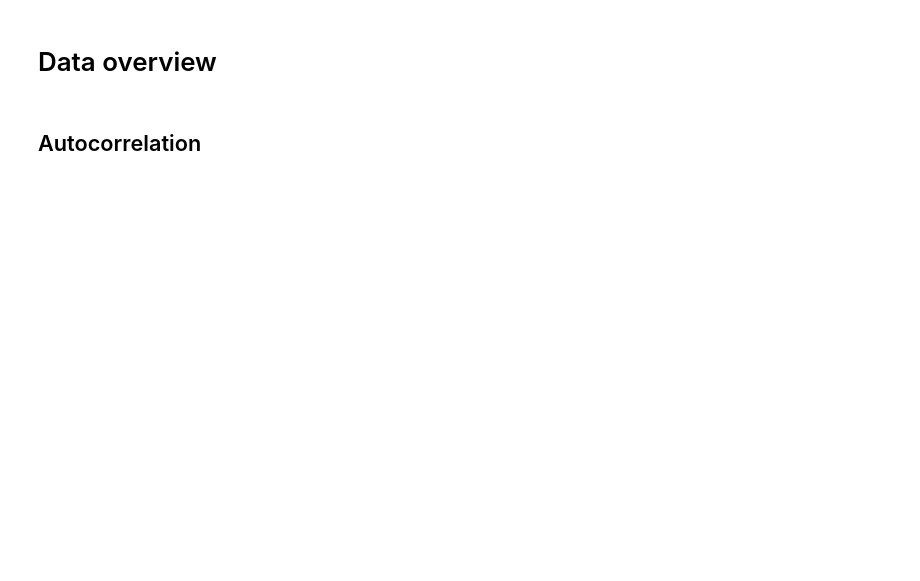
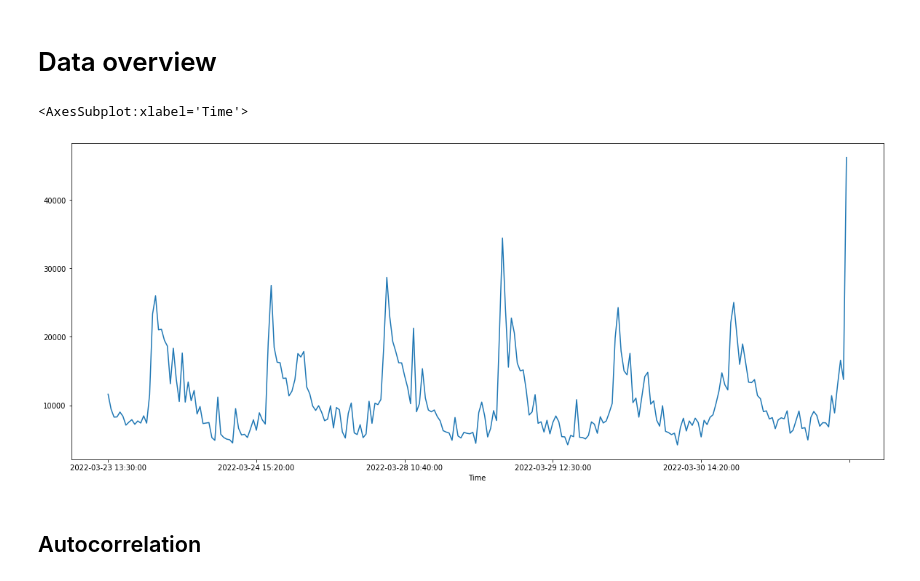
Before and after one commit to OlegTestov/VolumePrediction, a Jupyter notebook: notebooks/NQ_vol_prediction_AVG.ipynb, the cells around one changed output. Drawn from its saved outputs; the diff is of its cells as text; code cells hidden in the pictures; blank space fills up the shorter version.

```diff
--- a/notebooks/NQ_vol_prediction_AVG.ipynb
+++ b/notebooks/NQ_vol_prediction_AVG.ipynb
@@ -178,7 +238,10 @@ ts
 # %% [markdown]
 # Data overview
 # %%
-ts['VOLUME_fut'].iloc[-330:].plot(figsize=[20, 8])
+ts['VOLUME_fut'].iloc[-250:].plot(figsize=[20, 8])
+# %% [output]
+<AxesSubplot:xlabel='Time'>
+[figure, added]
 # %% [markdown]
 ## Autocorrelation
 # %%
```
Also changed, not shown: parts of 29 cells of this notebook.
